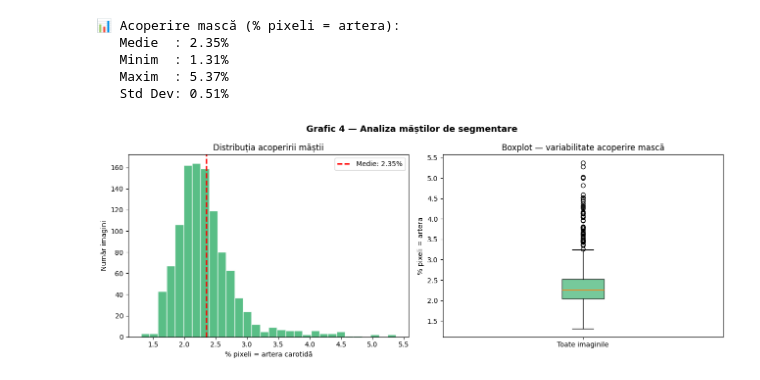
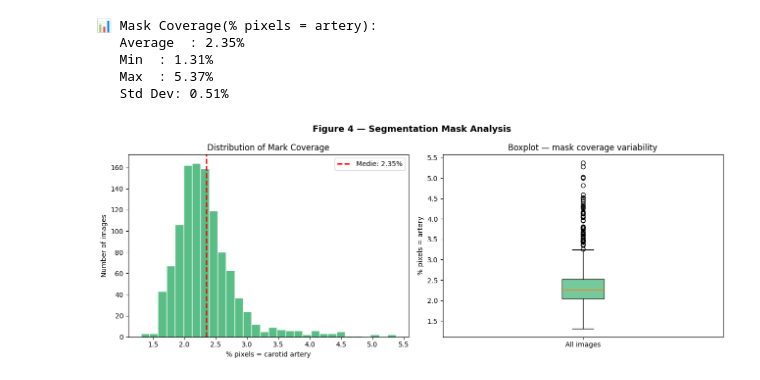
Before and after one commit to catalinagligor/carotid-ai-assist, a Jupyter notebook: notebooks/01-carotid-eda.ipynb, the cells around one changed output. Drawn from its saved outputs; the diff is of its cells as text; code cells hidden in the pictures.

```diff
--- a/notebooks/01-carotid-eda.ipynb
+++ b/notebooks/01-carotid-eda.ipynb
@@ -19,11 +19,11 @@ CARDIO_PATH = "/kaggle/input/datasets/sulianova/cardiovascular-disease-dataset/c
 images_list = sorted(os.listdir(IMAGES_PATH))
 masks_list  = sorted(os.listdir(MASKS_PATH))
 
-print(f" Imagini găsite: {len(images_list)}")
-print(f" Măști găsite:   {len(masks_list)}")
-print(f" Perechi valide: {len(images_list) == len(masks_list)}")
-print(f"\n Exemplu imagine: {images_list[0]}")
-print(f" Exemplu mască:   {masks_list[0]}")
+print(f" Images found: {len(images_list)}")
+print(f" Masks found:  {len(masks_list)}")
+print(f" Valid pairs: {len(images_list) == len(masks_list)}")
+print(f"\n Example of an image: {images_list[0]}")
+print(f" Example of a mask:   {masks_list[0]}")
 
 
 fig, axes = plt.subplots(3, 2, figsize=(10, 12))
@@ -32,14 +32,14 @@ for i in range(3):
     mask = np.array(Image.open(os.path.join(MASKS_PATH,  masks_list[i])).convert('L'))
 
     axes[i, 0].imshow(img, cmap='gray')
-    axes[i, 0].set_title(f'Imagine: {images_list[i]}', fontsize=9)
+    axes[i, 0].set_title(f'Image: {images_list[i]}', fontsize=9)
     axes[i, 0].axis('off')
 
     axes[i, 1].imshow(mask, cmap='gray')
-    axes[i, 1].set_title(f'Mască: {masks_list[i]}', fontsize=9)
+    axes[i, 1].set_title(f'Mask: {masks_list[i]}', fontsize=9)
     axes[i, 1].axis('off')
 
-plt.suptitle('Imagini perechi: Ecografie + Mască Expert', fontsize=13, fontweight='bold')
+plt.suptitle('Pairs: Ultrasound + Mask', fontsize=13, fontweight='bold')
 plt.tight_layout()
 plt.savefig('first_look.png', dpi=150, bbox_inches='tight')
 plt.show()
@@ -141,43 +141,43 @@ plt.show()
 # %%
-mask_coverage = []  # Procentul de pixeli = artera
+mask_coverage = []  # Percentage of Pixels = Artery
 
 for fname in masks_list:
     mask = np.array(Image.open(os.path.join(MASKS_PATH, fname)).convert('L'))
     total_pixels  = mask.size
     artery_pixels = (mask > 127).sum()
     mask_coverage.append((artery_pixels / total_pixels) * 100)
 
-print(f"📊 Acoperire mască (% pixeli = artera):")
-print(f"   Medie  : {np.mean(mask_coverage):.2f}%")
-print(f"   Minim  : {np.min(mask_coverage):.2f}%")
-print(f"   Maxim  : {np.max(mask_coverage):.2f}%")
+print(f"📊 Mask Coverage(% pixels = artery):")
+print(f"   Average  : {np.mean(mask_coverage):.2f}%")
+print(f"   Min  : {np.min(mask_coverage):.2f}%")
+print(f"   Max  : {np.max(mask_coverage):.2f}%")
 print(f"   Std Dev: {np.std(mask_coverage):.2f}%")
 
 fig, axes = plt.subplots(1, 2, figsize=(13, 5))
-fig.suptitle('Grafic 4 — Analiza măștilor de segmentare', fontsize=13, fontweight='bold')
+fig.suptitle('Figure 4 — Segmentation Mask Analysis', fontsize=13, fontweight='bold')
 
 axes[0].hist(mask_coverage, bins=30, color='mediumseagreen', edgecolor='white', alpha=0.85)
 axes[0].axvline(np.mean(mask_coverage), color='red', linestyle='--', linewidth=2,
                 label=f'Medie: {np.mean(mask_coverage):.2f}%')
-axes[0].set_xlabel('% pixeli = artera carotidă')
-axes[0].set_ylabel('Număr imagini')
-axes[0].set_title('Distribuția acoperirii măștii')
+axes[0].set_xlabel('% pixels = carotid artery')
+axes[0].set_ylabel('Number of images')
+axes[0].set_title('Distribution of Mark Coverage')
 axes[0].legend()
 
 axes[1].boxplot(mask_coverage, patch_artist=True,
                 boxprops=dict(facecolor='mediumseagreen', alpha=0.7))
-axes[1].set_ylabel('% pixeli = artera')
-axes[1].set_title('Boxplot — variabilitate acoperire mască')
+axes[1].set_ylabel('% pixels = artery')
+axes[1].set_title('Boxplot — mask coverage variability')
 axes[1].set_xticks([1])
-axes[1].set_xticklabels(['Toate imaginile'])
+axes[1].set_xticklabels(['All images'])
 
 plt.tight_layout()
-plt.savefig('grafic4_masti.png', dpi=150, bbox_inches='tight')
+plt.savefig('figure4_masks.png', dpi=150, bbox_inches='tight')
 plt.show()
 # %% [output]
-📊 Acoperire mască (% pixeli = artera):
-   Medie  : 2.35%
-   Minim  : 1.31%
-   Maxim  : 5.37%
+📊 Mask Coverage(% pixels = artery):
+   Average  : 2.35%
+   Min  : 1.31%
+   Max  : 5.37%
    Std Dev: 0.51%
-[figure, old version]
+[figure, new version]
```
Also changed, not shown: parts of 16 cells of this notebook, 4 other files.
